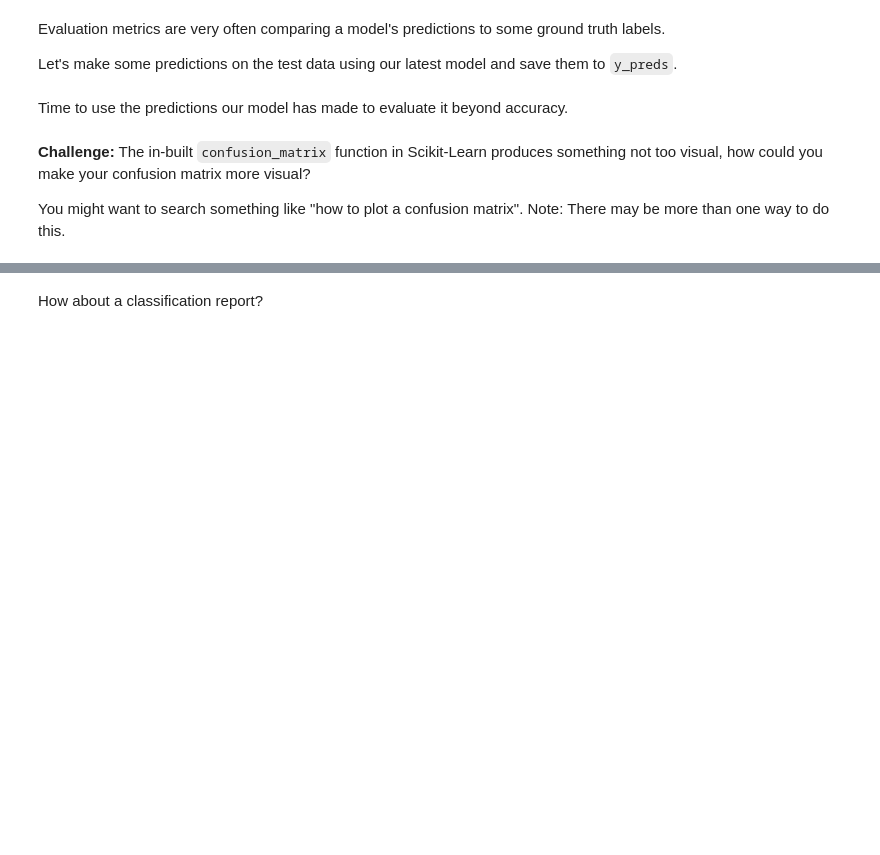
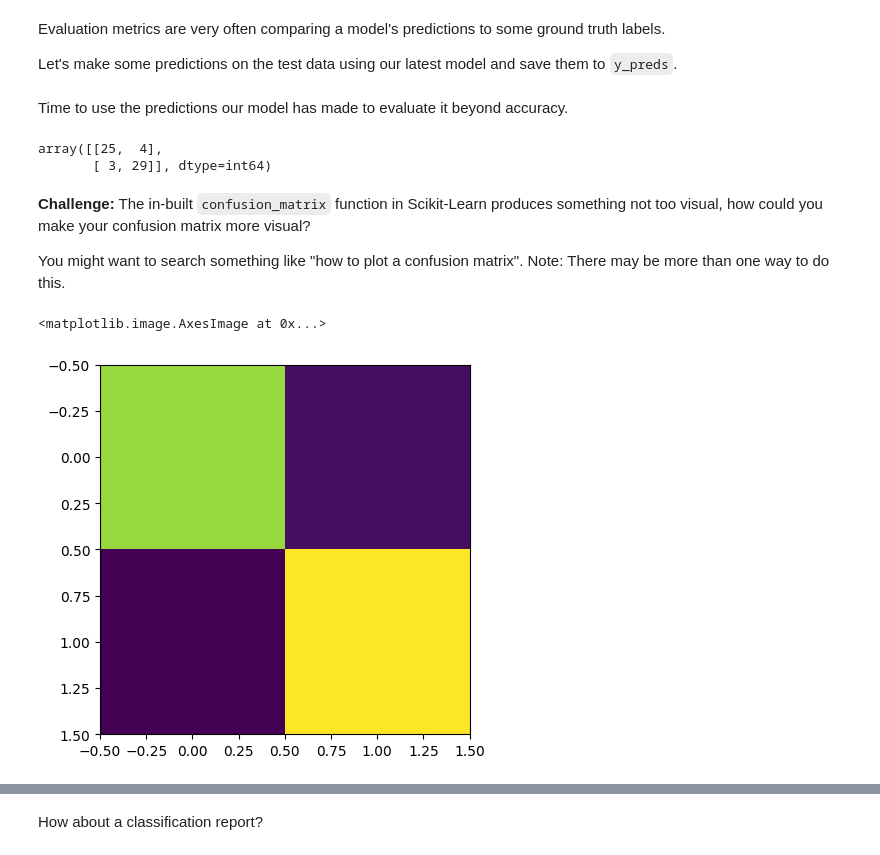
Before and after one commit to Utkarsh-Dankhara/ML-course, a Jupyter notebook: scikit-learn-exercises.ipynb, the cells around one changed output, grey strips where cells are left out. Cells and saved outputs as stored; diff of their text form; code cells hidden in the pictures; blank space fills up the shorter version.

```diff
--- a/scikit-learn-exercises.ipynb
+++ b/scikit-learn-exercises.ipynb
@@ -259,18 +314,18 @@ log_reg_grid = {"C": np.logspace(-4, 4, 20),
 Since we've got a set of hyperparameters we can import `RandomizedSearchCV`, pass it our dictionary of hyperparameters and let it search for the best combination.
 # %%
 # Setup np random seed of 42
-np.random.seed(###)
+np.random.seed(42)
 
 # Import RandomizedSearchCV from sklearn's model_selection module
-
+from sklearn.model_selection import RandomizedSearchCV
 
 # Setup an instance of RandomizedSearchCV with a LogisticRegression() estimator,
 # our log_reg_grid as the param_distributions, a cv of 5 and n_iter of 5.
-rs_log_reg = RandomizedSearchCV(estimator=###,
-                                param_distributions=###,
-                                cv=###,
-                                n_iter=###,
-                                verbose=###)
+rs_log_reg = RandomizedSearchCV(estimator= LogisticRegression(),
+                                param_distributions= log_reg_grid,
+                                cv= 5,
+                                n_iter= 5,
+                                verbose= 5)
 
 # Fit the instance of RandomizedSearchCV
-###
+rs_log_reg.fit(X_train, y_train)
@@ -302,7 +387,7 @@ But when it comes to classification, you'll likely want to use a few more evalua
 Before we get to these, we'll instantiate a new instance of our model using the best hyerparameters found by `RandomizedSearchCV`.
 # %%
 # Instantiate a LogisticRegression classifier using the best hyperparameters from RandomizedSearchCV
-clf = LogisticRegression(###)
+clf = LogisticRegression(solver = "liblinear", C = 0.23357214690901212)
 
 # Fit the new instance of LogisticRegression with the best hyperparameters on the training data
-###
+clf.fit(X_train, y_train)
@@ -323,16 +410,24 @@ Evaluation metrics are very often comparing a model's predictions to some ground
 Let's make some predictions on the test data using our latest model and save them to `y_preds`.
 # %%
 # Make predictions on test data and save them
-###
+y_preds = clf.predict(X_test)
 # %% [markdown]
 Time to use the predictions our model has made to evaluate it beyond accuracy.
 # %%
 # Create a confusion matrix using the confusion_matrix function
-###
+cm = confusion_matrix(y_test, y_preds)
+cm
+# %% [output]
+array([[25,  4],
+       [ 3, 29]], dtype=int64)
 # %% [markdown]
 **Challenge:** The in-built `confusion_matrix` function in Scikit-Learn produces something not too visual, how could you make your confusion matrix more visual?
 
 You might want to search something like "how to plot a confusion matrix". Note: There may be more than one way to do this.
 # %%
 # Create a more visual confusion matrix
-###
+# We have done it with seaborn, so now we do it with matplotlib
+plt.imshow(cm)
+# %% [output]
+<matplotlib.image.AxesImage at 0x...>
+[figure, added]
```
Also changed, not shown: parts of 59 cells of this notebook, 1 other file.
